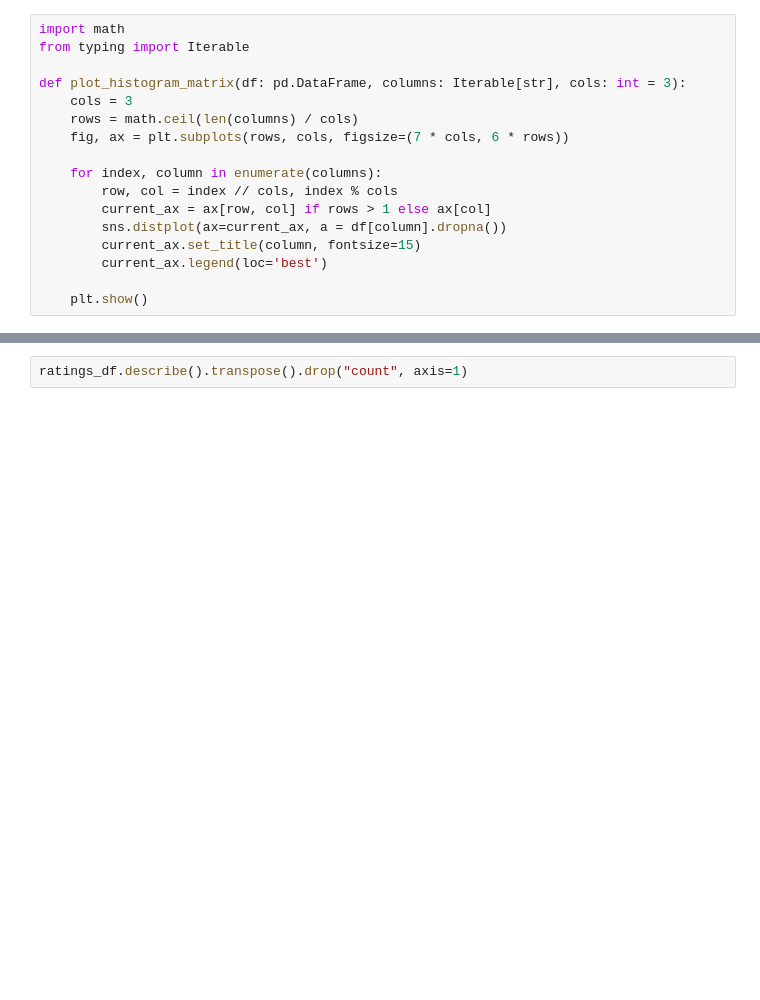
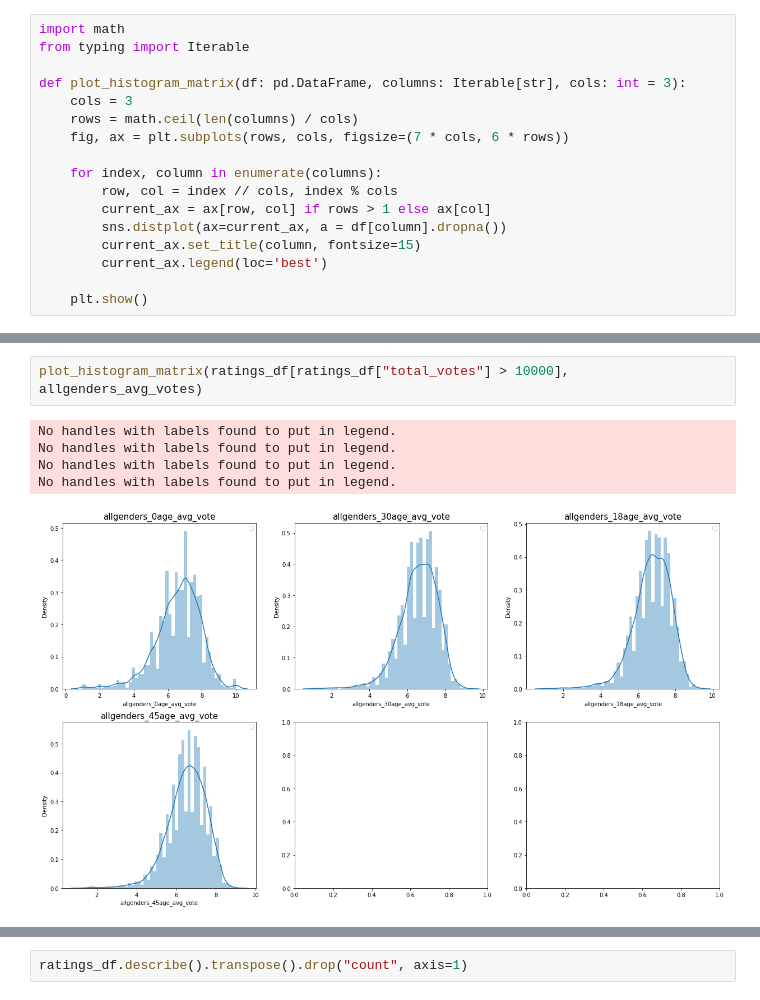
Before and after one commit to vsmaxim/data-analysis-2021, a Jupyter notebook: 01-exploration-ratings.ipynb, the cells around one changed output, grey strips where cells are left out. Drawn from its saved outputs; the diff is of its cells as text; blank space fills up the shorter version.

```diff
--- a/01-exploration-ratings.ipynb
+++ b/01-exploration-ratings.ipynb
@@ -65,0 +137,8 @@ No handles with labels found to put in legend.
+# %%
+plot_histogram_matrix(ratings_df[ratings_df["total_votes"] > 10000], allgenders_avg_votes)
+# %% [output]
+No handles with labels found to put in legend.
+No handles with labels found to put in legend.
+No handles with labels found to put in legend.
+No handles with labels found to put in legend.
+[figure, added]
```
Also changed, not shown: parts of 19 cells of this notebook, 6 other files.
